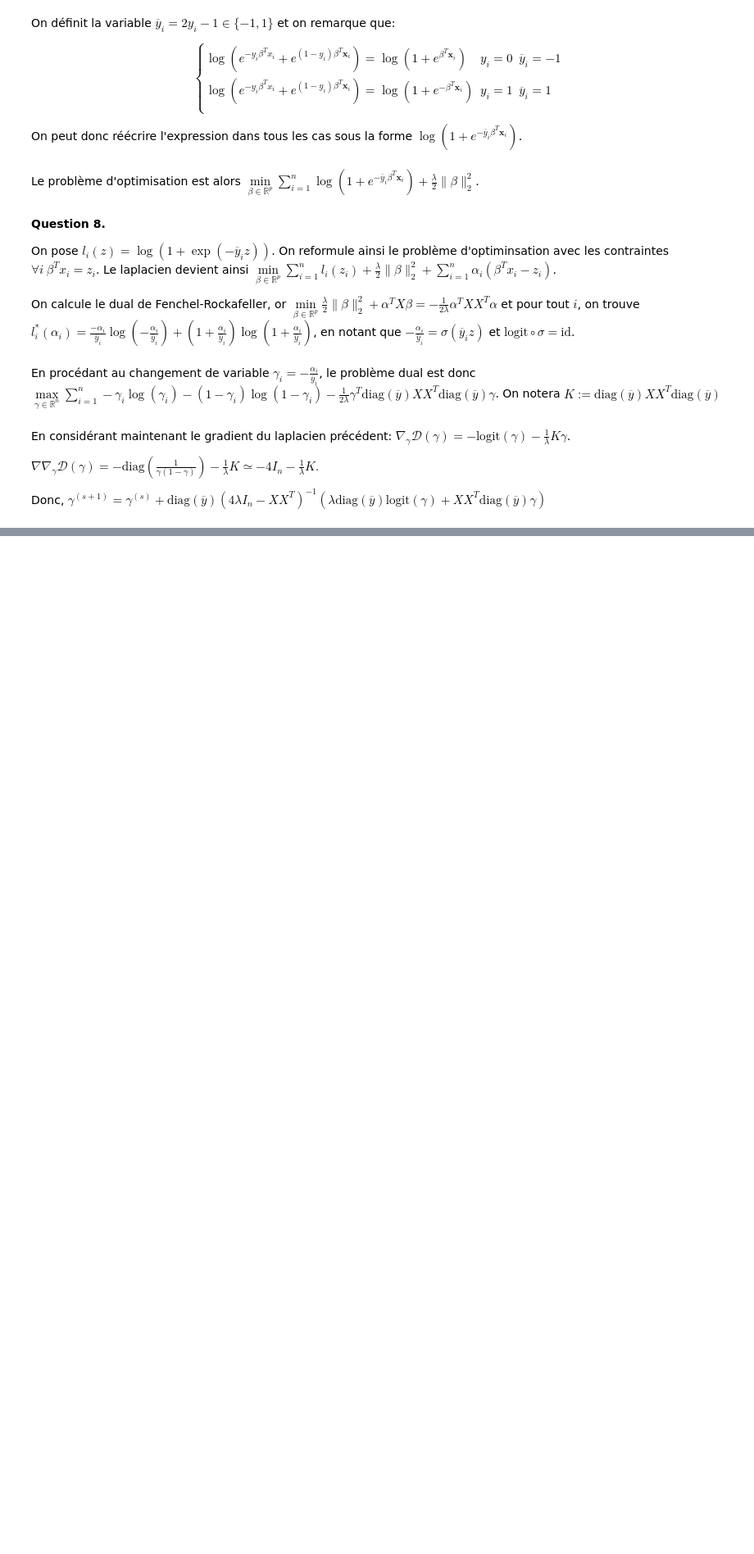
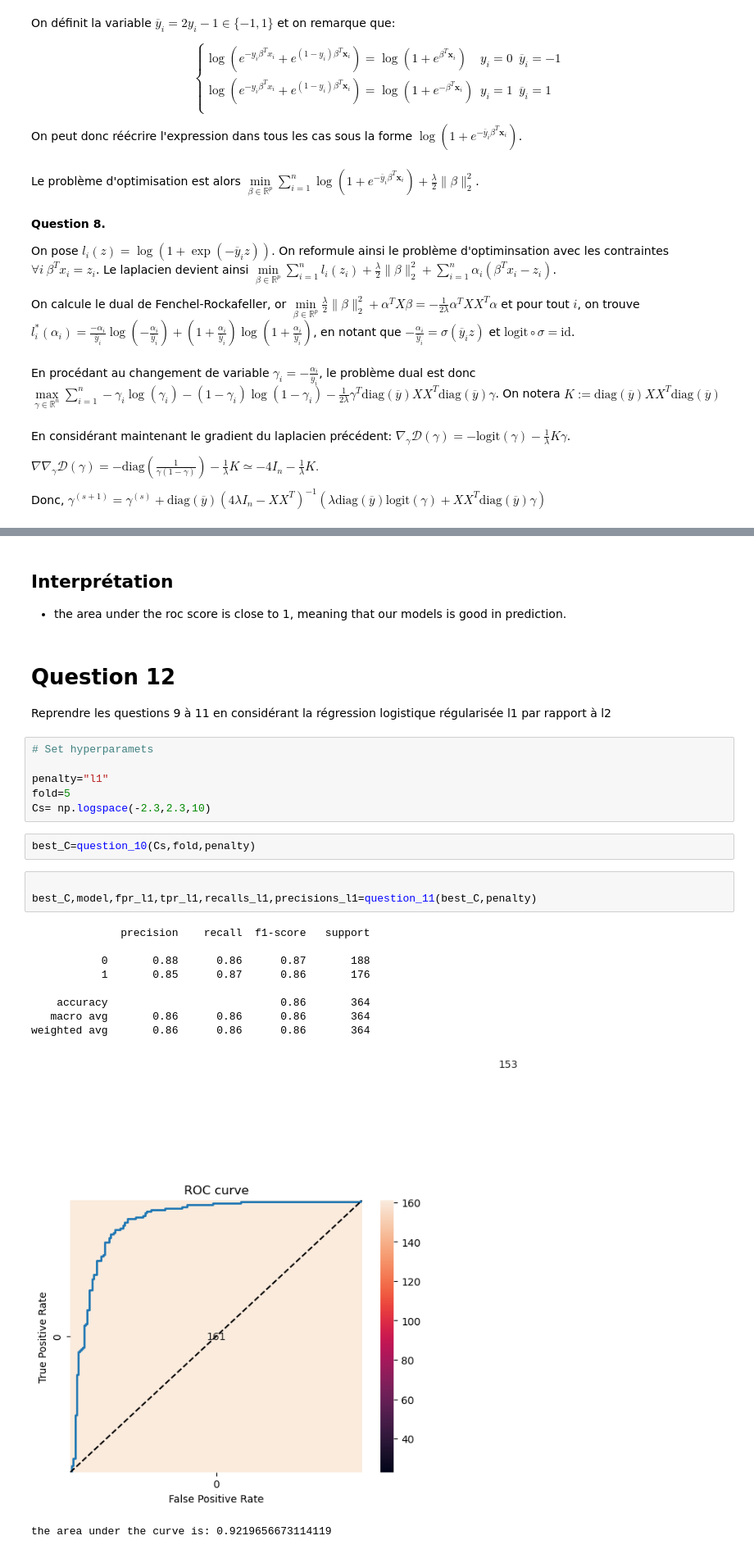
Before and after one commit to kerrianlc/kernel-regressors, a Jupyter notebook: tp2/kernel-regressors.ipynb, the cells around one changed output, grey strips where cells are left out. Shown at 82% size. Drawn from its saved outputs; the diff is of its cells as text; blank space fills up the shorter version.

```diff
--- a/tp2/kernel-regressors.ipynb
+++ b/tp2/kernel-regressors.ipynb
@@ -89,0 +277,28 @@ Donc, $\gamma^{(s+1)} = \gamma^{(s)} + \text{diag}(\overline y)(4\lambda I_n - X
+# %% [markdown]
+## Interprétation
+ - the area under the roc score is close to 1, meaning that our models is good in prediction.
+# %% [markdown]
+# Question 12
+Reprendre les questions 9 à 11 en considérant la régression logistique régularisée l1 par rapport à l2
+# %%
+# Set hyperparamets
+
+penalty="l1"
+fold=5
+Cs= np.logspace(-2.3,2.3,10)
+# %%
+best_C=question_10(Cs,fold,penalty)
+# %%
+
+best_C,model,fpr_l1,tpr_l1,recalls_l1,precisions_l1=question_11(best_C,penalty)
+# %% [output]
+              precision    recall  f1-score   support
+
+           0       0.88      0.86      0.87       188
+           1       0.85      0.87      0.86       176
+
+    accuracy                           0.86       364
+   macro avg       0.86      0.86      0.86       364
+weighted avg       0.86      0.86      0.86       364
+[figure, added]
+the area under the curve is: 0.9219656673114119
```
Also changed, not shown: parts of 17 cells of this notebook.
